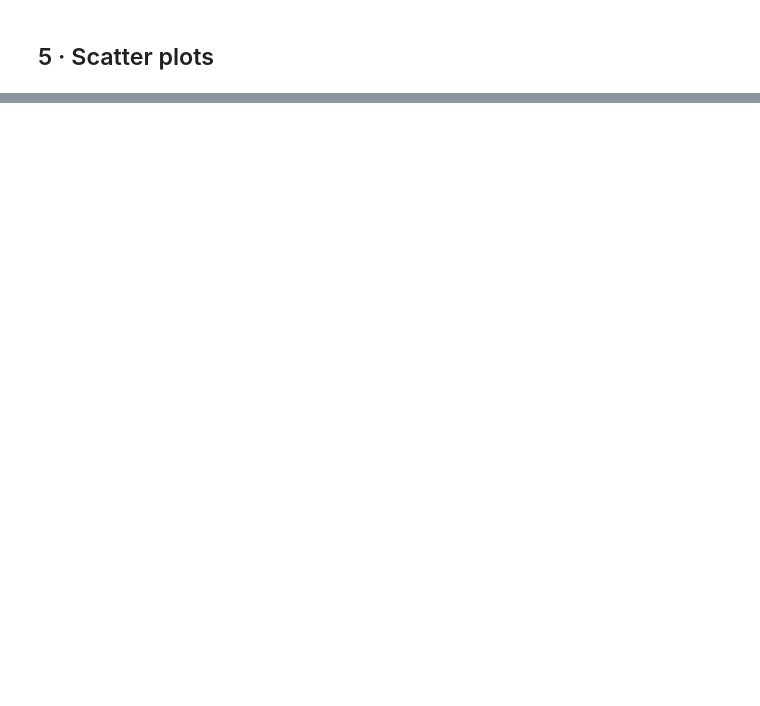
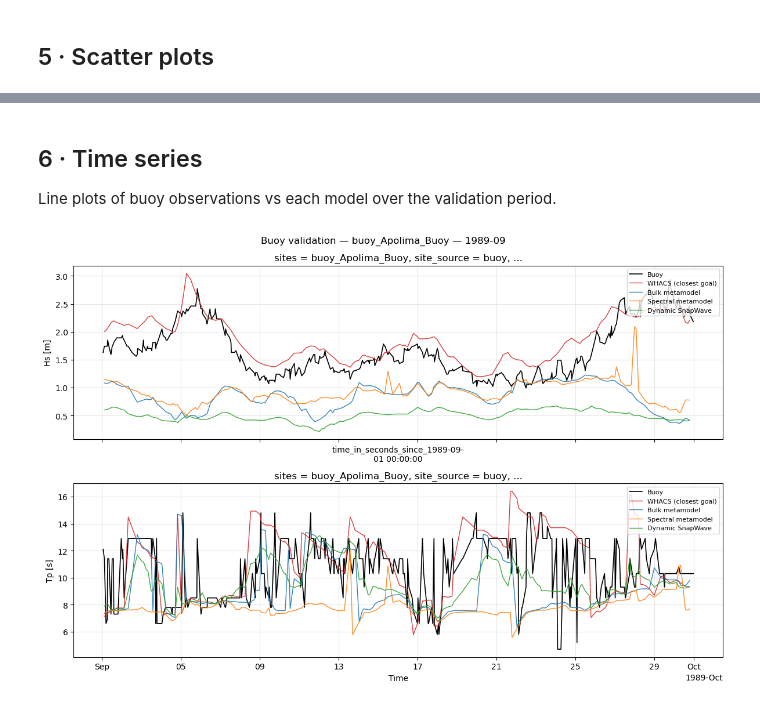
Before and after one commit to GeoOcean/HyGloW, a Jupyter notebook: Samoa/10_Validate_Buoy_Observations.ipynb, the cells around one changed output, grey strips where cells are left out. Drawn from its saved outputs; the diff is of its cells as text; code cells hidden in the pictures; blank space fills up the shorter version.

```diff
--- a/Samoa/10_Validate_Buoy_Observations.ipynb
+++ b/Samoa/10_Validate_Buoy_Observations.ipynb
@@ -175,0 +192,11 @@ for name, result in results.items():
+# %% [markdown]
+## 6 · Time series
+
+Line plots of buoy observations vs each model over the validation period.
+# %%
+for site in sites:
+    val.plot_buoy_timeseries(buoy, estimates, site, variables=variables)
+    plt.suptitle(f"Buoy validation — {site} — {period}")
+    plt.show()
+# %% [output]
+[figure, added]
```
Also changed, not shown: parts of 7 cells of this notebook, 1 other file.
